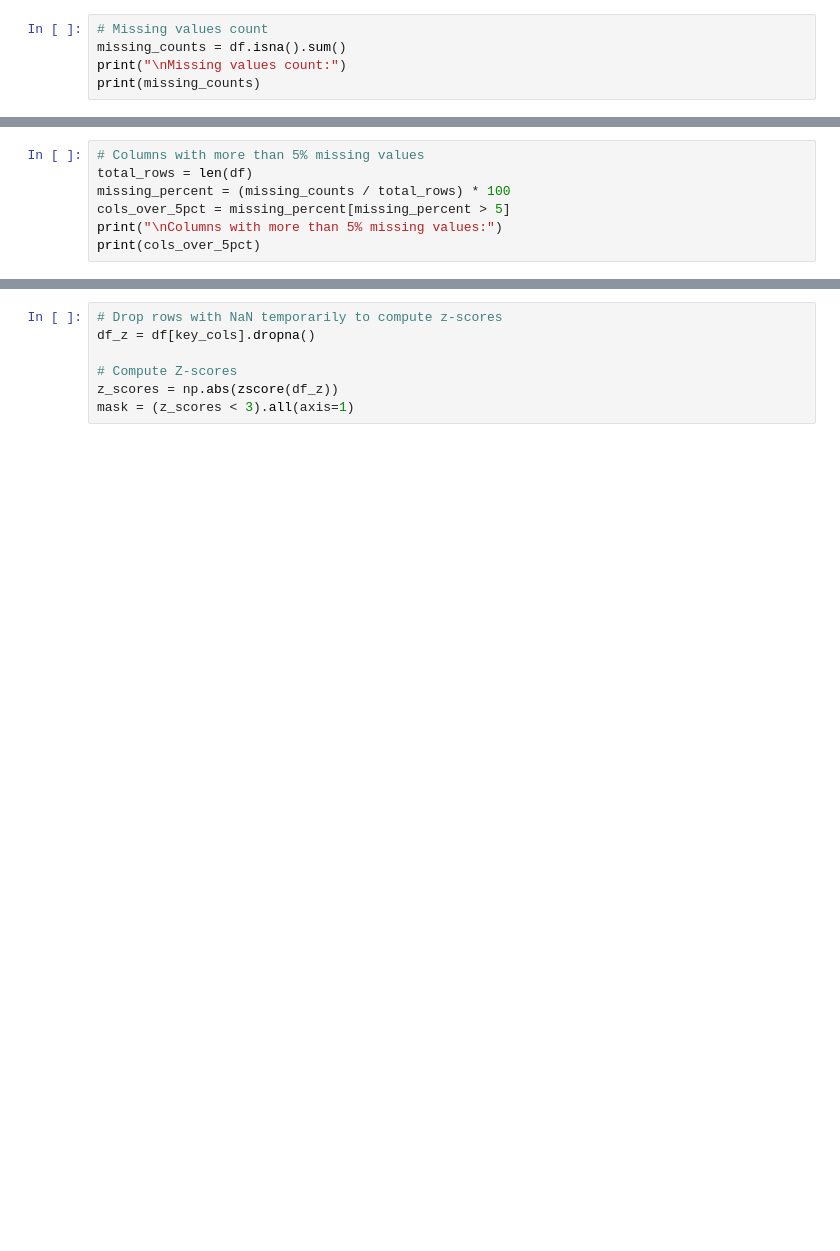
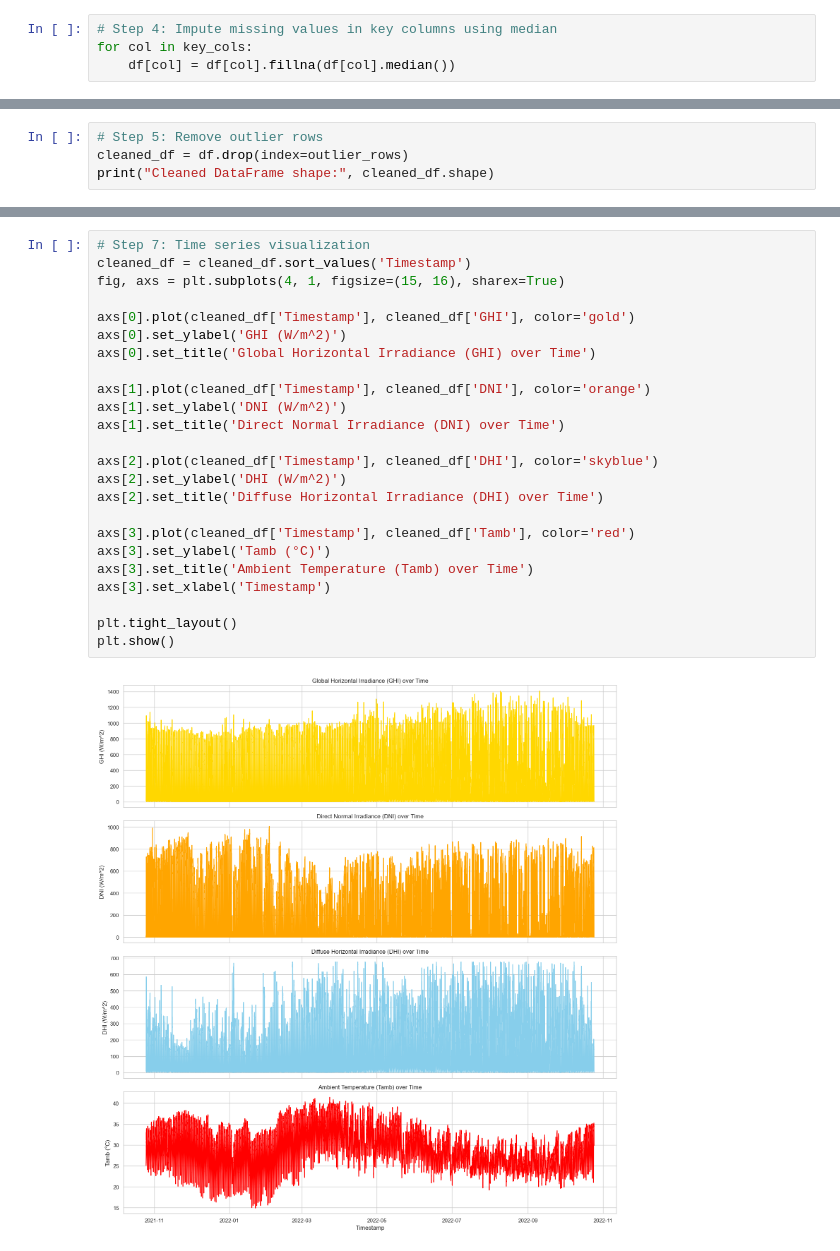
Before and after one commit to hilualemayoh21/solar-challenge-week1, a Jupyter notebook: notebooks/togo.ipynb, the cells around one changed output, grey strips where cells are left out. Drawn from its saved outputs; the diff is of its cells as text; blank space fills up the shorter version.

```diff
--- a/notebooks/togo.ipynb
+++ b/notebooks/togo.ipynb
@@ -33,5 +98,4 @@ max        94.600000       NaN
 # %%
-# Missing values count
-missing_counts = df.isna().sum()
-print("\nMissing values count:")
-print(missing_counts)
+# Step 4: Impute missing values in key columns using median
+for col in key_cols:
+    df[col] = df[col].fillna(df[col].median())
@@ -56,8 +102,5 @@ dtype: int64
 # %%
-# Columns with more than 5% missing values
-total_rows = len(df)
-missing_percent = (missing_counts / total_rows) * 100
-cols_over_5pct = missing_percent[missing_percent > 5]
-print("\nColumns with more than 5% missing values:")
-print(cols_over_5pct)
+# Step 5: Remove outlier rows
+cleaned_df = df.drop(index=outlier_rows)
+print("Cleaned DataFrame shape:", cleaned_df.shape)
 # %% [output]
@@ -70,8 +116,27 @@ key_cols = ['GHI', 'DNI', 'DHI', 'ModA', 'ModB', 'WS', 'WSgust']
 # %%
-# Drop rows with NaN temporarily to compute z-scores
-df_z = df[key_cols].dropna()
+# Step 7: Time series visualization
+cleaned_df = cleaned_df.sort_values('Timestamp')
+fig, axs = plt.subplots(4, 1, figsize=(15, 16), sharex=True)
 
-# Compute Z-scores
-z_scores = np.abs(zscore(df_z))
-mask = (z_scores < 3).all(axis=1)
+axs[0].plot(cleaned_df['Timestamp'], cleaned_df['GHI'], color='gold')
+axs[0].set_ylabel('GHI (W/m^2)')
+axs[0].set_title('Global Horizontal Irradiance (GHI) over Time')
+
+axs[1].plot(cleaned_df['Timestamp'], cleaned_df['DNI'], color='orange')
+axs[1].set_ylabel('DNI (W/m^2)')
+axs[1].set_title('Direct Normal Irradiance (DNI) over Time')
+
+axs[2].plot(cleaned_df['Timestamp'], cleaned_df['DHI'], color='skyblue')
+axs[2].set_ylabel('DHI (W/m^2)')
+axs[2].set_title('Diffuse Horizontal Irradiance (DHI) over Time')
+
+axs[3].plot(cleaned_df['Timestamp'], cleaned_df['Tamb'], color='red')
+axs[3].set_ylabel('Tamb (°C)')
+axs[3].set_title('Ambient Temperature (Tamb) over Time')
+axs[3].set_xlabel('Timestamp')
+
+plt.tight_layout()
+plt.show()
+# %% [output]
+[figure, added]
 # %%
```
Also changed, not shown: parts of 24 cells of this notebook, 6 other files.
